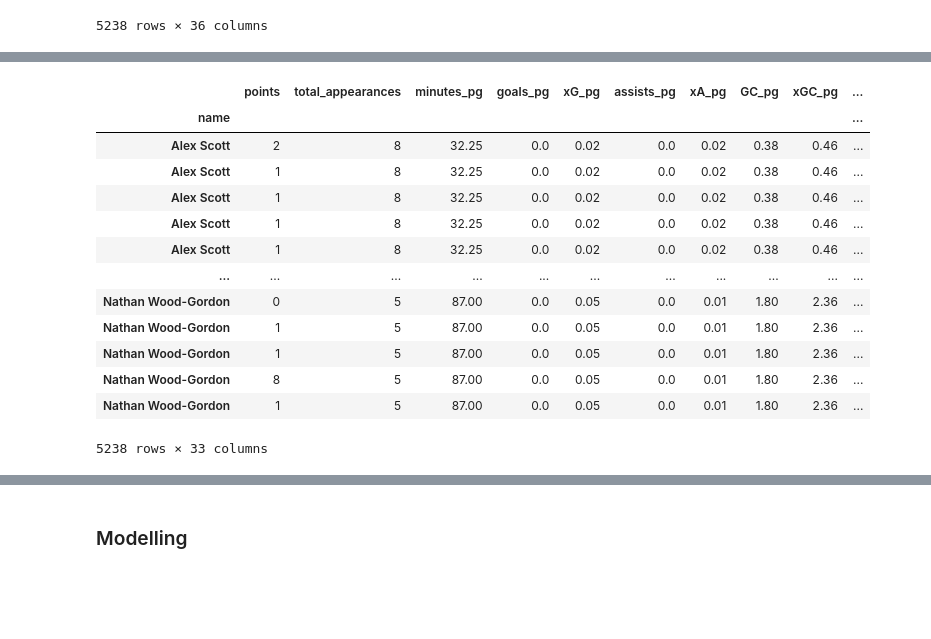
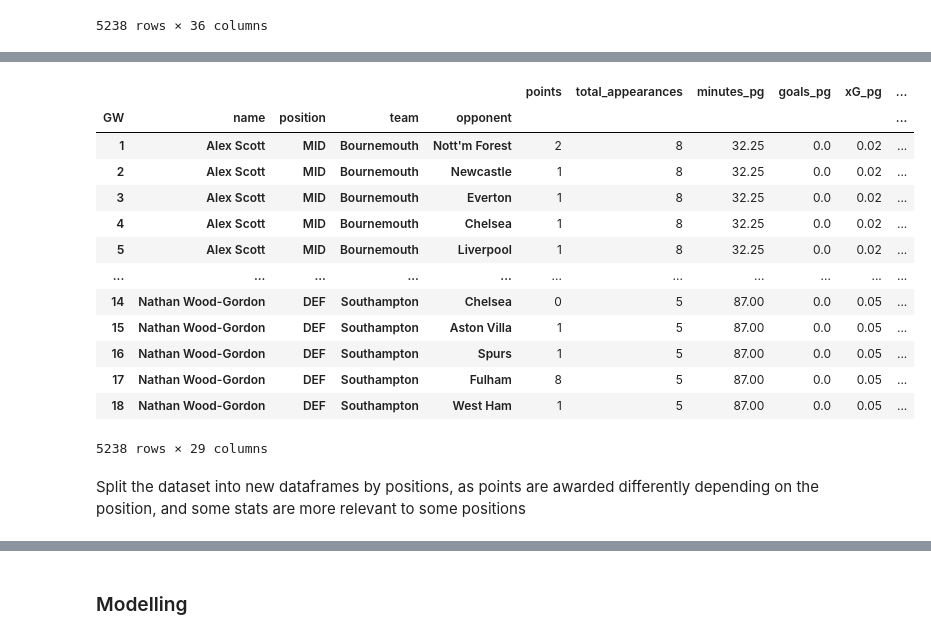
Before and after one commit to mattfurey1/fpl_points_predictor, a Jupyter notebook: project.ipynb, the cells around one changed output, grey strips where cells are left out. Cells and saved outputs as stored; diff of their text form; code cells hidden in the pictures; blank space fills up the shorter version.

Commit message:
adding in splitting to dataframes based on positions

```diff
--- a/project.ipynb
+++ b/project.ipynb
@@ -597,3 +591,7 @@ gw_opponent_joined_train
 | 5236 | 17 | 165 | Nathan Wood-Gordon | DEF | Southampton | Fulham | 8 | 5 | 87.00 | ... |
 | 5237 | 18 | 179 | Nathan Wood-Gordon | DEF | Southampton | West Ham | 1 | 5 | 87.00 | ... |
 5238 rows × 36 columns
+# %%
+# remove unnecessary columns
+final_model_training_df = gw_opponent_joined_train.drop(columns=["fixture", "team_opponent"])
+final_model_testing_df = gw_opponent_joined_test.drop(columns=["fixture", "team_opponent"])
@@ -600,32 +614,21 @@ gw_opponent_joined_train
 # %%
-# remove categorical and indetifier variables from the final model dataframe
-final_model_training_df = gw_opponent_joined_train.drop(columns=["GW", "fixture", "team", "opponent", "team_opponent"])
-final_model_testing_df = gw_opponent_joined_test.drop(columns=["GW", "fixture", "team", "opponent", "team_opponent"])
-
-# set the index of the df as the player, so we can map the predicted points to a player for a fixture
-final_model_training_df = final_model_training_df.set_index('name')
-final_model_testing_df = final_model_testing_df.set_index('name')
-# ^^ Maybe I should actually make the index the gameweek, fixture, player, team, position so that it is unique for each row and the prediction can be mapped back to a fixture
-
-
-# get dummy variables for the position column
-final_model_training_df = pd.get_dummies(final_model_training_df, columns=['position'], dtype=float)
-final_model_testing_df = pd.get_dummies(final_model_testing_df, columns=['position'], dtype=float)
-
-# this should be the final dataframe to use for the model
+# set the index of the df as the indentifier columns so I can map the predicted points to a player for a fixture
+final_model_training_df = final_model_training_df.set_index(["GW", "name", "position", "team", "opponent"])
+final_model_testing_df = final_model_testing_df.set_index(["GW", "name", "position", "team", "opponent"])
+# this should be the final dataframe to use for the modelling
 final_model_training_df
 # %% [output]
-|  | points | total_appearances | minutes_pg | goals_pg | xG_pg | assists_pg | xA_pg | GC_pg | xGC_pg | ... |
-| name |  |  |  |  |  |  |  |  |  | ... |
-| Alex Scott | 2 | 8 | 32.25 | 0.0 | 0.02 | 0.0 | 0.02 | 0.38 | 0.46 | ... |
-| Alex Scott | 1 | 8 | 32.25 | 0.0 | 0.02 | 0.0 | 0.02 | 0.38 | 0.46 | ... |
-| Alex Scott | 1 | 8 | 32.25 | 0.0 | 0.02 | 0.0 | 0.02 | 0.38 | 0.46 | ... |
-| Alex Scott | 1 | 8 | 32.25 | 0.0 | 0.02 | 0.0 | 0.02 | 0.38 | 0.46 | ... |
-| Alex Scott | 1 | 8 | 32.25 | 0.0 | 0.02 | 0.0 | 0.02 | 0.38 | 0.46 | ... |
+|  |  |  |  |  | points | total_appearances | minutes_pg | goals_pg | xG_pg | ... |
+| GW | name | position | team | opponent |  |  |  |  |  | ... |
+| 1 | Alex Scott | MID | Bournemouth | Nott'm Forest | 2 | 8 | 32.25 | 0.0 | 0.02 | ... |
+| 2 | Alex Scott | MID | Bournemouth | Newcastle | 1 | 8 | 32.25 | 0.0 | 0.02 | ... |
+| 3 | Alex Scott | MID | Bournemouth | Everton | 1 | 8 | 32.25 | 0.0 | 0.02 | ... |
+| 4 | Alex Scott | MID | Bournemouth | Chelsea | 1 | 8 | 32.25 | 0.0 | 0.02 | ... |
+| 5 | Alex Scott | MID | Bournemouth | Liverpool | 1 | 8 | 32.25 | 0.0 | 0.02 | ... |
 | ... | ... | ... | ... | ... | ... | ... | ... | ... | ... | ... |
-| Nathan Wood-Gordon | 0 | 5 | 87.00 | 0.0 | 0.05 | 0.0 | 0.01 | 1.80 | 2.36 | ... |
-| Nathan Wood-Gordon | 1 | 5 | 87.00 | 0.0 | 0.05 | 0.0 | 0.01 | 1.80 | 2.36 | ... |
-| Nathan Wood-Gordon | 1 | 5 | 87.00 | 0.0 | 0.05 | 0.0 | 0.01 | 1.80 | 2.36 | ... |
-| Nathan Wood-Gordon | 8 | 5 | 87.00 | 0.0 | 0.05 | 0.0 | 0.01 | 1.80 | 2.36 | ... |
-| Nathan Wood-Gordon | 1 | 5 | 87.00 | 0.0 | 0.05 | 0.0 | 0.01 | 1.80 | 2.36 | ... |
+| 14 | Nathan Wood-Gordon | DEF | Southampton | Chelsea | 0 | 5 | 87.00 | 0.0 | 0.05 | ... |
+| 15 | Nathan Wood-Gordon | DEF | Southampton | Aston Villa | 1 | 5 | 87.00 | 0.0 | 0.05 | ... |
+| 16 | Nathan Wood-Gordon | DEF | Southampton | Spurs | 1 | 5 | 87.00 | 0.0 | 0.05 | ... |
+| 17 | Nathan Wood-Gordon | DEF | Southampton | Fulham | 8 | 5 | 87.00 | 0.0 | 0.05 | ... |
+| 18 | Nathan Wood-Gordon | DEF | Southampton | West Ham | 1 | 5 | 87.00 | 0.0 | 0.05 | ... |
-5238 rows × 33 columns
+5238 rows × 29 columns
@@ -631,0 +642,2 @@ final_model_training_df
+# %% [markdown]
+Split the dataset into new dataframes by positions, as points are awarded differently depending on the position, and some stats are more relevant to some positions
```
Also changed, not shown: parts of 11 cells of this notebook.
